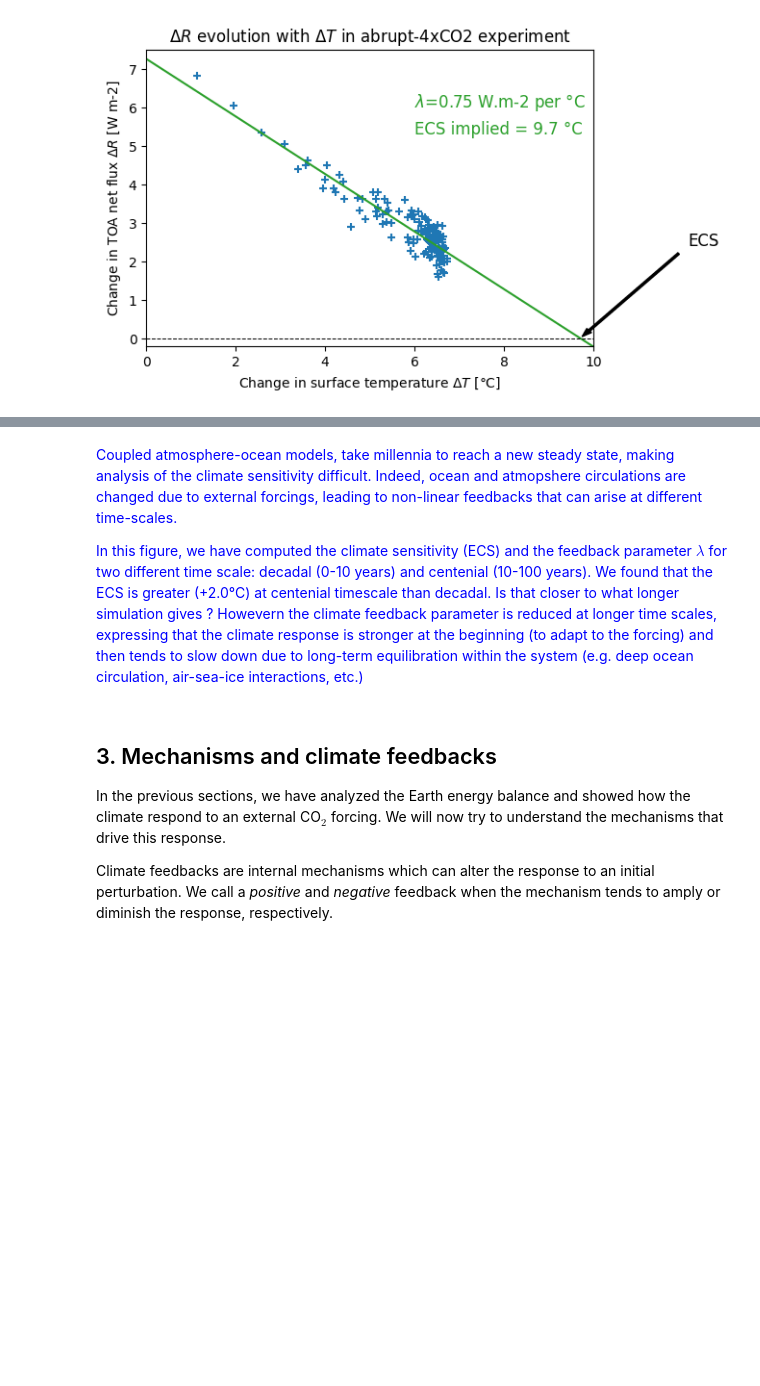
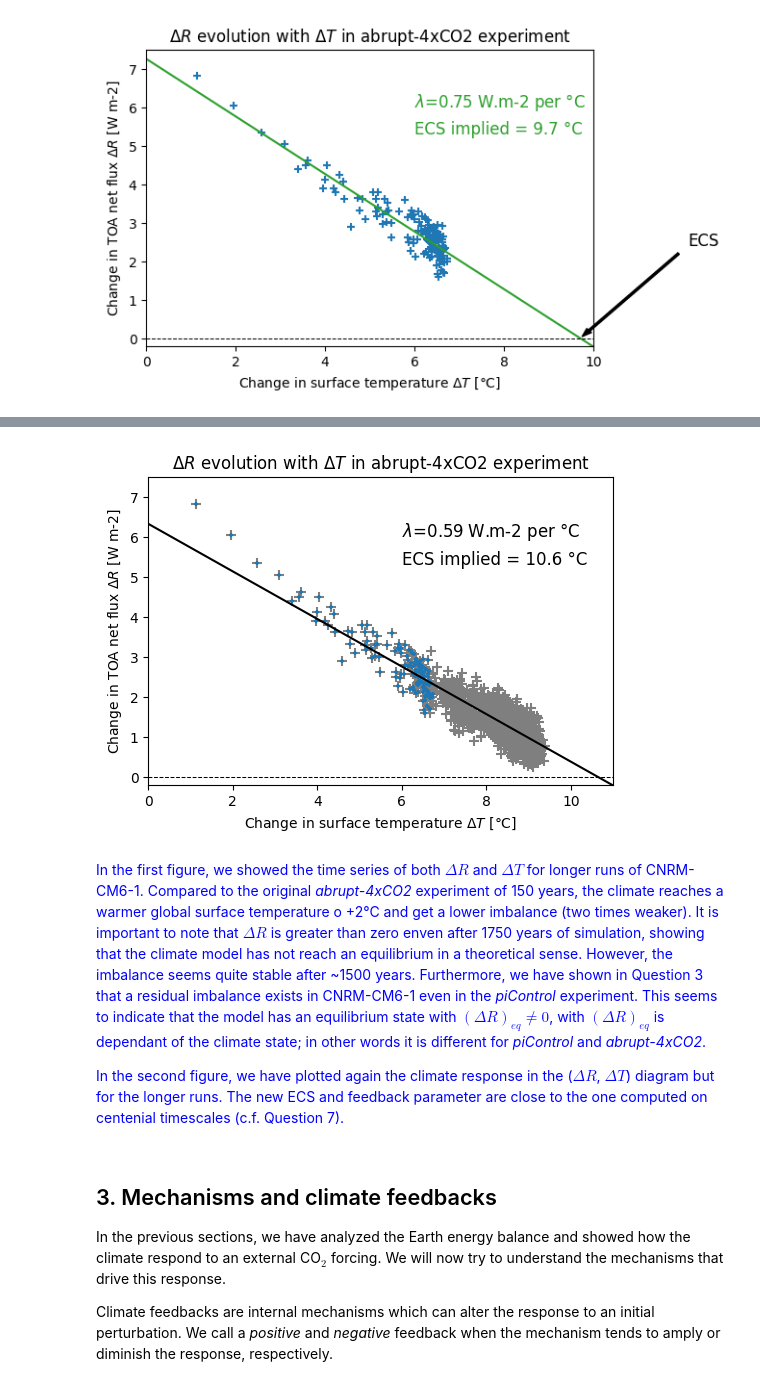
Before and after one commit to acsed-dot/TP-MSOAC-Climate_change, a Jupyter notebook: topics/1-CNRM-CM6-1_idealized_CO2_forcing.ipynb, the cells around one changed output, grey strips where cells are left out. Saved outputs shown, nothing was run; the diff lists cells and outputs as text; code cells hidden in the pictures; blank space fills up the shorter version.

```diff
--- a/topics/1-CNRM-CM6-1_idealized_CO2_forcing.ipynb
+++ b/topics/1-CNRM-CM6-1_idealized_CO2_forcing.ipynb
@@ -488,11 +577,42 @@ _ = ax.set_title(r"$\Delta R$ evolution with $\Delta T$ in abrupt-4xCO2 experime
+# %%
+# plot
+fig, ax = plt.subplots(1,1, figsize=(6, 4))
+
+ax.scatter( dT_long, dR_long, marker='+', s=50, c='tab:grey')
+ax.scatter( dT, dR,           marker='+', s=5, c='tab:blue')
+
+# compute linear trend (lambda) and ECS
+x         = np.vstack([dT_long, np.ones(len(dT_long))]).T
+coef2, R0 = np.linalg.lstsq(x, dR_long, rcond=-1)[0]
+
+ecs_long  = -R0 / coef2  # dT = -dR/lambda
+
+# plot trend
+ax.plot( np.linspace(0, 11, 100), coef2 * np.linspace(0, 11, 100) + R0, ls='-', c='k')
+
+# add ECS on plot
+ax.text(6, 6,   r"$\lambda$={:.2f} W.m-2 per °C".format(-coef2), fontsize=12,  c='k')
+ax.text(6, 5.3, r"ECS implied = {:.1f} °C".format(ecs_long),     fontsize=12,  c='k')
+
+# plot y=0 line
+ax.plot( [0, 11], [0, 0], ls='--', lw=0.75, c='k')
+
+# axe properties
+ax.set_xlim((0, 11))
+ax.set_ylim((-0.2, 7.5))
+ax.set_xlabel(r'Change in surface temperature $\Delta T$ [°C]')
+ax.set_ylabel(r'Change in TOA net flux $\Delta R$ [W m-2]')
+
+_ = ax.set_title(r"$\Delta R$ evolution with $\Delta T$ in abrupt-4xCO2 experiment")
+# %% [output]
+[figure, added]
 # %% [markdown]
 <font color="blue">
 
-Coupled atmosphere-ocean models, take millennia to reach a new steady state, making analysis of the climate sensitivity difficult.
-Indeed, ocean and atmopshere circulations are changed due to external forcings, leading to non-linear feedbacks that can arise at different time-scales.
+In the first figure, we showed the time series of both $\Delta R$ and $\Delta T$ for longer runs of CNRM-CM6-1.
+Compared to the original _abrupt-4xCO2_ experiment of 150 years, the climate reaches a warmer global surface temperature o +2°C and get a lower imbalance (two times weaker). It is important to note that $\Delta R$ is greater than zero enven after 1750 years of simulation, showing that the climate model has not reach an equilibrium in a theoretical sense. However, the imbalance seems quite stable after ~1500 years. Furthermore, we have shown in Question 3 that a residual imbalance exists in CNRM-CM6-1 even in the _piControl_ experiment. This seems to indicate that the model has an equilibrium state with $(\Delta R)_{eq} \neq 0$, with $(\Delta R)_{eq}$ is dependant of the climate state; in other words it is different for _piControl_ and _abrupt-4xCO2_.
 
-In this figure, we have computed the climate sensitivity (ECS) and the feedback parameter $\lambda$ for two different time scale: decadal (0-10 years) and centenial (10-100 years). We found that the ECS is greater (+2.0°C) at centenial timescale than decadal. Is that closer to what longer simulation gives ?
-Howevern the climate feedback parameter is reduced at longer time scales, expressing that the climate response is stronger at the beginning (to adapt to the forcing) and then tends to slow down due to long-term equilibration within the system (e.g. deep ocean circulation, air-sea-ice interactions, etc.)
+In the second figure, we have plotted again the climate response in the ($\Delta R$, $\Delta T$) diagram but for the longer runs. The new ECS and feedback parameter are close to the one computed on centenial timescales (c.f. Question 7).
 
 </font>
 # %% [markdown]
```
Also changed, not shown: parts of 35 cells of this notebook, 17 other files.
